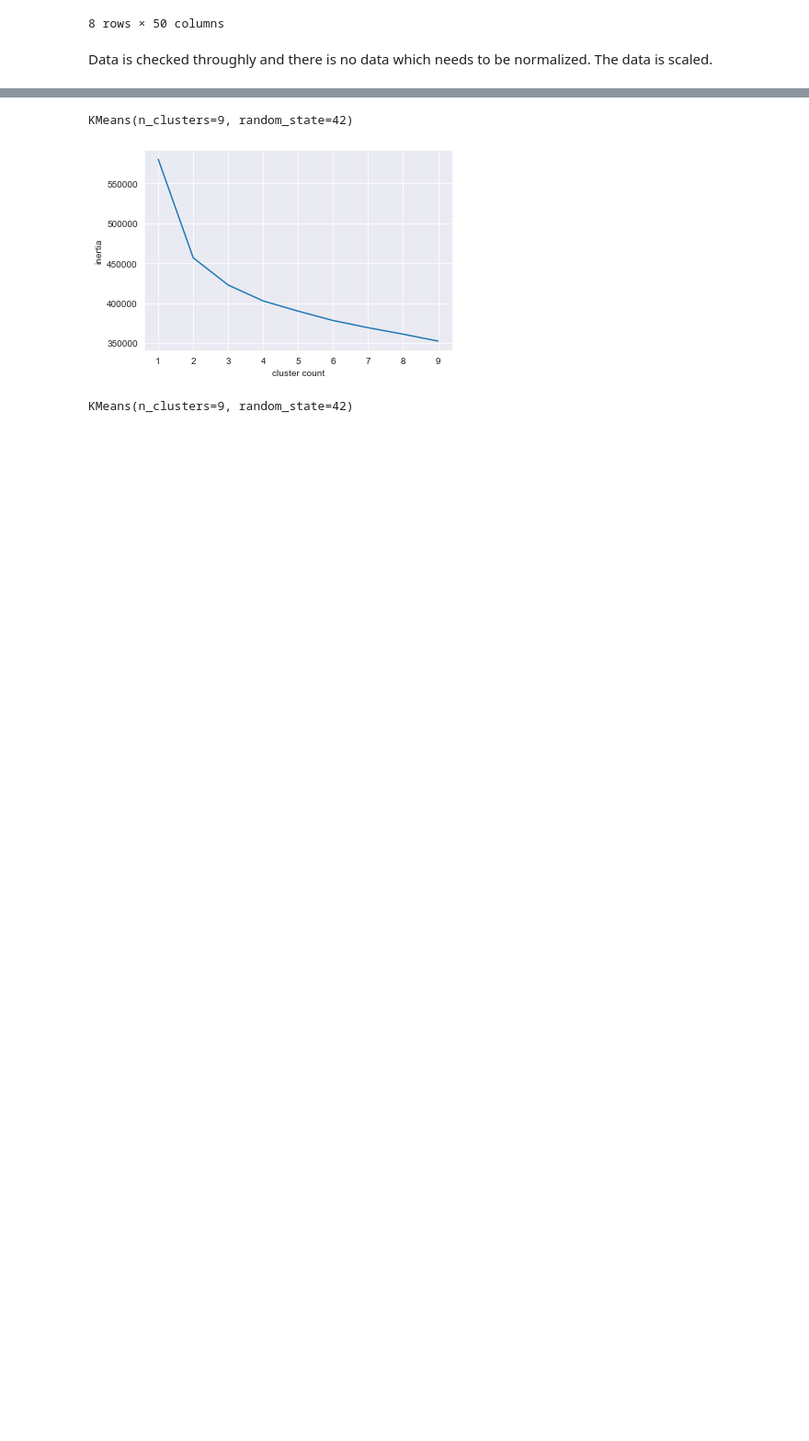
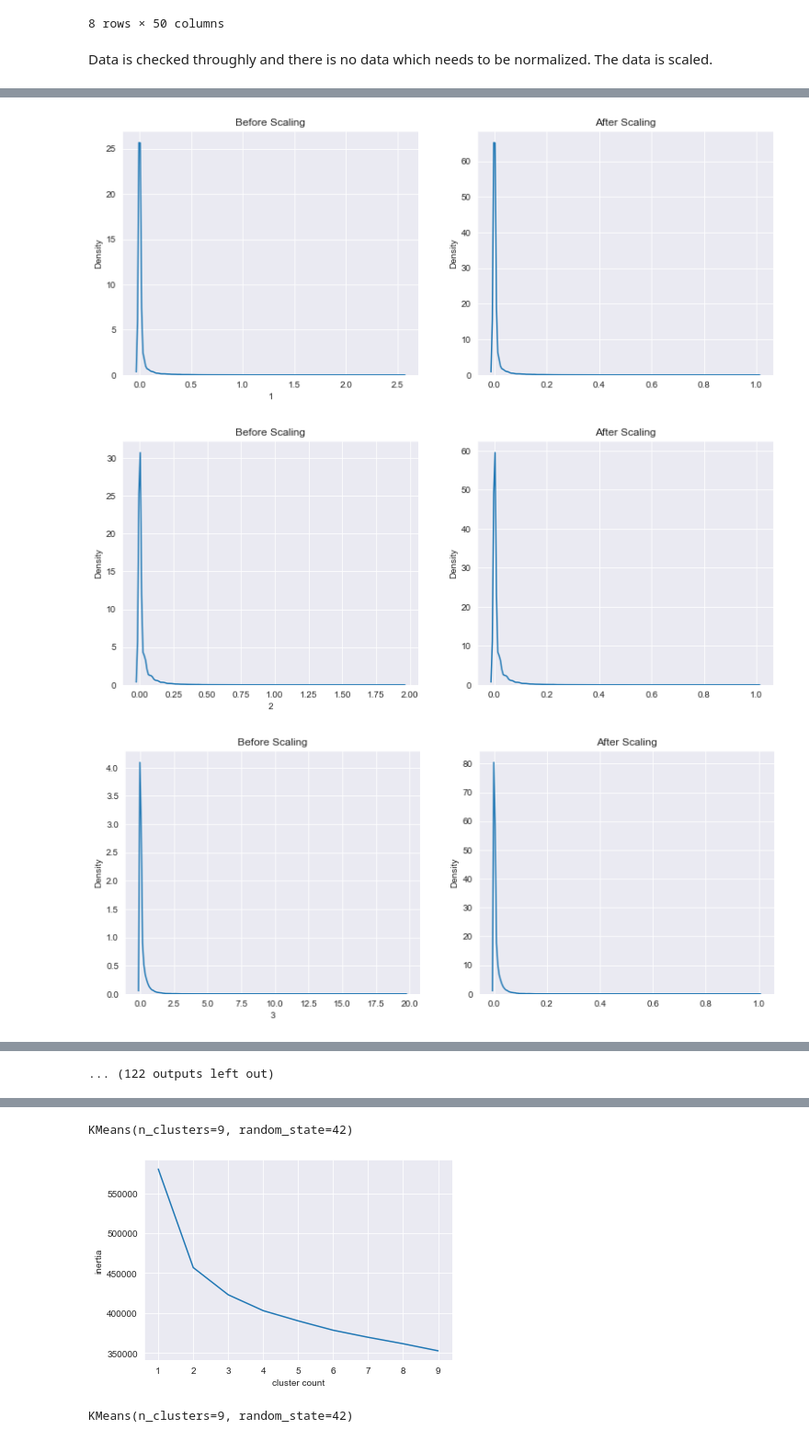
Before and after one commit to divmi/InstaCart, a Jupyter notebook: CustomerSegmentation.ipynb, the cells around one changed output, grey strips where cells are left out. Shown at 92% size. Drawn from its saved outputs; the diff is of its cells as text; code cells hidden in the pictures; blank space fills up the shorter version.

```diff
--- a/CustomerSegmentation.ipynb
+++ b/CustomerSegmentation.ipynb
@@ -664,0 +690,19 @@ pca_46_dataset.describe()
+# %%
+from sklearn.preprocessing import MinMaxScaler
+def plotGraph(df,c,scaler):
+    plt.figure(figsize=(13,5))
+    plt.subplot(121)
+    sns.kdeplot(df[c])
+    plt.title('Before Scaling' )
+
+    plt.subplot(122)
+    p1=scaler.fit_transform(df[[c]]).flatten()
+    sns.kdeplot(p1)
+    plt.title('After Scaling' )
+# %%
+for col in data.columns:
+    plotGraph(data,col,MinMaxScaler())
+# %% [output]
+[figure, added]
+[figure, added]
+[figure, added]
@@ -664,0 +718 @@ pca_46_dataset.describe()
+... (122 outputs left out)
```
Also changed, not shown: parts of 21 cells of this notebook.
